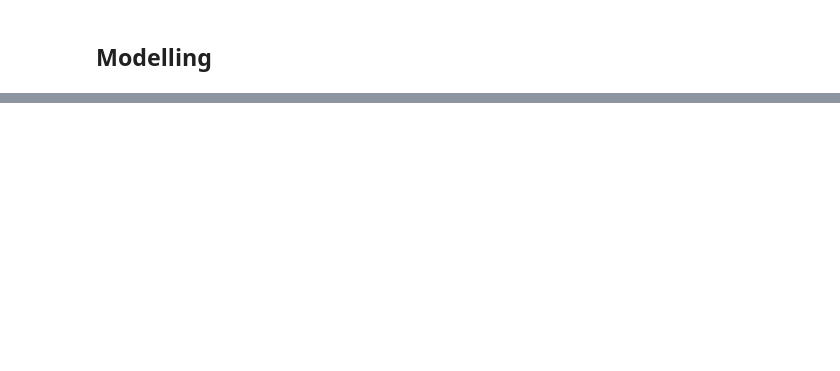
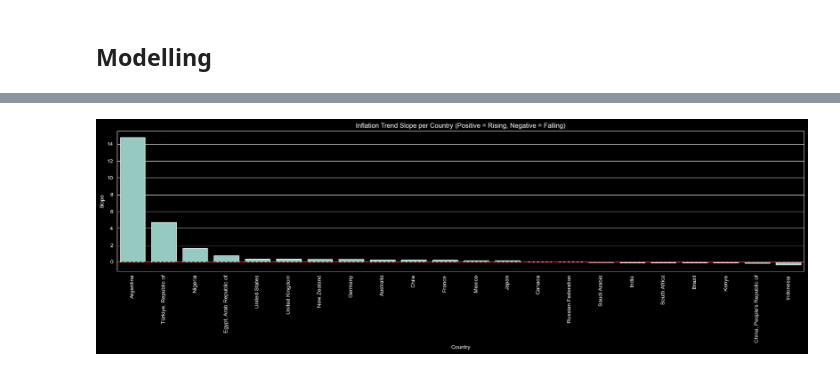
Before and after one commit to syahrazfa/inflation-regime-detection, a Jupyter notebook: analytics.ipynb, the cells around one changed output, grey strips where cells are left out. Saved outputs shown, nothing was run; the diff lists cells and outputs as text; code cells hidden in the pictures; blank space fills up the shorter version.

```diff
--- a/analytics.ipynb
+++ b/analytics.ipynb
@@ -415,0 +486,23 @@ Turkey and Egypt also show noticeably wider distributions compared to the rest.
+# %%
+from sklearn.linear_model import LinearRegression
+import numpy as np
+
+results = []
+
+for country, group in data_long.groupby('Country'):
+    group = group.sort_values('Year')
+    X = group['Year'].values.reshape(-1, 1)
+    y = group['Inflation_YOY'].values
+
+    model = LinearRegression()
+    model.fit(X, y)
+
+    results.append({
+        'Country': country,
+        'Slope': model.coef_[0],
+        'Intercept': model.intercept_,
+        'R2': model.score(X, y)
+    })
+
+regression_df = pd.DataFrame(results).sort_values('Slope', ascending=False)
+print(regression_df)
@@ -415,0 +527,10 @@ Turkey and Egypt also show noticeably wider distributions compared to the rest.
+# %%
+plt.figure(figsize=(18, 6))
+sns.barplot(data=regression_df, x='Country', y='Slope')
+plt.axhline(0, color='red', linestyle='--')
+plt.xticks(rotation=90)
+plt.title('Inflation Trend Slope per Country (Positive = Rising, Negative = Falling)')
+plt.tight_layout()
+plt.show()
+# %% [output]
+[figure, added]
```
Also changed, not shown: parts of 11 cells of this notebook.
